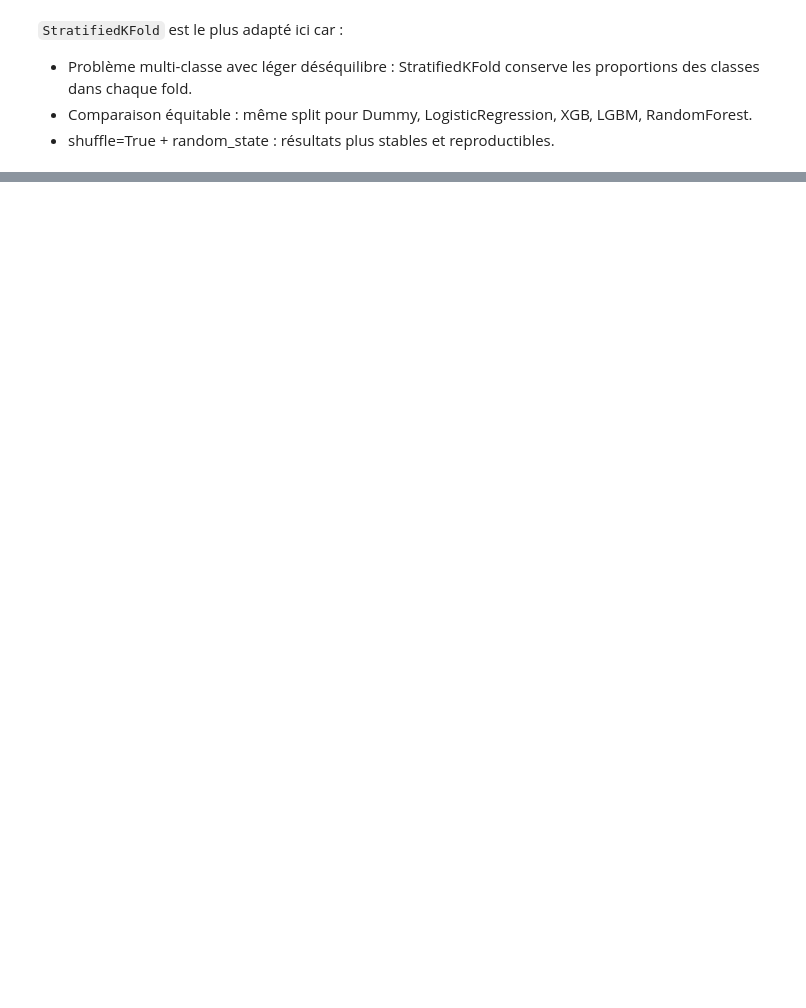
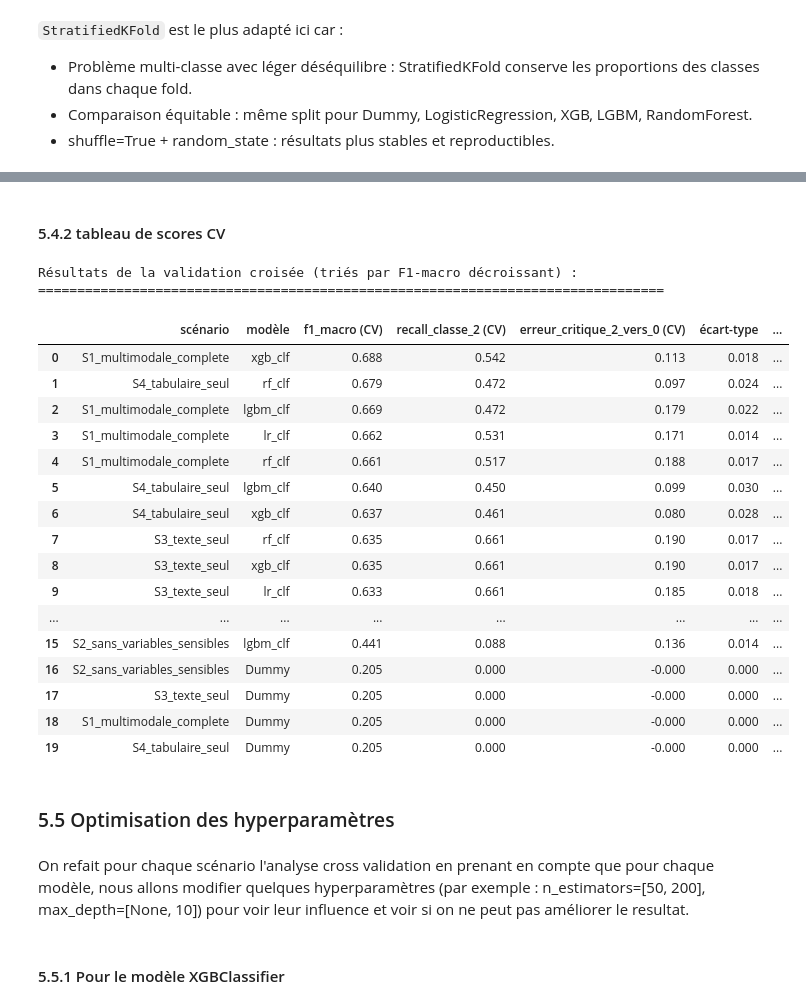
Before and after one commit to rbatos/Cas_usage_certif, a Jupyter notebook: notebooks/matrice-notebook-romain.ipynb, the cells around one changed output, grey strips where cells are left out. Drawn from its saved outputs; the diff is of its cells as text; code cells hidden in the pictures; blank space fills up the shorter version.

```diff
--- a/notebooks/matrice-notebook-romain.ipynb
+++ b/notebooks/matrice-notebook-romain.ipynb
@@ -966,10 +957,10 @@ candidats = {
 # 2) Définition des colonnes par scénario (chaque scénario aura son ColumnTransformer dédié)
 scenarios = {
     "S1_multimodale_complete": {
-        "num": ["age", "anciennete_poste_ans"],
-        "cat": ["nationalite_hors_ue", "est_allocataire", "code_rome_vise", "departement"],
-        "ord": ["niveau_diplome"],
-        "txt": ["synthese_entretien"],
+        "num": colonnes_num,
+        "cat": colonnes_cat,
+        "ord": colonnes_ord,
+        "txt": colonnes_txt,
     },
     "S2_sans_variables_sensibles": {
         "num": ["anciennete_poste_ans"],
@@ -991,6 +982,7 @@ scenarios = {
     },
 }
 
+# Fonction pour construire un ColumnTransformer selon les colonnes du scénario
 def build_preprocessor(cols):
     transformers = []
     if cols["num"]:
@@ -1002,26 +994,32 @@ def build_preprocessor(cols):
     if cols["txt"]:
         transformers.append(("txt", text_pipe, cols["txt"]))
 
+    # remainder="drop" => seules les colonnes listées dans transformers sont conservées et transformées
     return ColumnTransformer(transformers=transformers, remainder="drop")
 
 # 3) Validation croisée stratifiée
 cv = StratifiedKFold(n_splits=5, shuffle=True, random_state=RANDOM_STATE)
 
+# Calcul du recall classe 2
 def recall_class_2(y_true, y_pred):
     return recall_score(y_true, y_pred, labels=[2], average="macro", zero_division=0)
 
+# Calcul de la precision classe 2
 def precision_class_2(y_true, y_pred):
     return precision_score(y_true, y_pred, labels=[2], average="macro", zero_division=0)
 
+# Calcul du f1-score classe 2
 def f1_class_2(y_true, y_pred):
     return f1_score(y_true, y_pred, labels=[2], average="macro", zero_division=0)
 
+# Calcul de l'erreur critique : proportion de prédictions 0 pour les vrais labels 2
 def critical_error_2_to_0(y_true, y_pred):
     mask = (y_true == 2)
     if mask.sum() == 0:
         return 0.0
     return (y_pred[mask] == 0).mean()
 
+# 4) Boucle sur les scénarios et les modèles pour effectuer la validation croisée et collecter les résultats
 lignes = []
 for scenario_name, scenario_cols in scenarios.items():
     preprocessor_scenario = build_preprocessor(scenario_cols)
@@ -1053,6 +1051,7 @@ for scenario_name, scenario_cols in scenarios.items():
             "écart-type": round(scores["test_f1_macro"].std(), 3),
             "temps fit (s)": round(scores["fit_time"].mean(), 2),
             "recall_classe_2 (CV)": round(scores["test_recall_c2"].mean(), 3),
+            "precision_classe_2 (CV)": round(scores["test_precision_c2"].mean(), 3),
             "f1_classe_2 (CV)": round(scores["test_f1_c2"].mean(), 3),
             "erreur_critique_2_vers_0 (CV)": round(-scores["test_critical_2_to_0"].mean(), 3),
             "log_loss (CV)": round(-scores["test_neg_log_loss"].mean(), 3),
@@ -1060,13 +1059,3 @@ for scenario_name, scenario_cols in scenarios.items():
         })
 
 resultats_cv = pd.DataFrame(lignes).sort_values(["scénario", "f1_macro (CV)"], ascending=[True, False])
-
-# Affichage avec séparateurs visuels entre scénarios
-debut_scenario = resultats_cv["scénario"].ne(resultats_cv["scénario"].shift())
-
-def style_separateur(row):
-    if debut_scenario.loc[row.name] and row.name != resultats_cv.index[0]:
-        return ["border-top: 3px solid #333;"] * len(row)
-    return [""] * len(row)
-
-resultats_cv.style.apply(style_separateur, axis=1)
@@ -1097,0 +1163,44 @@ resultats_cv.style.apply(style_separateur, axis=1)
+# %% [markdown]
+#### 5.4.2 tableau de scores CV
+# %%
+# On réorganise le tableau pour mettre les colonnes les plus importantes en premier
+colonnes_ordre = [
+    "scénario",
+    "modèle",
+    "f1_macro (CV)",
+    "recall_classe_2 (CV)",
+    "erreur_critique_2_vers_0 (CV)"
+]
+# On tri par f1_macro décroissant pour tous les scénarios
+resultats_cv = resultats_cv.sort_values(by="f1_macro (CV)", ascending=False).reset_index(drop=True)
+# On réorganise les colonnes pour mettre les plus importantes en premier
+resultats_cv = resultats_cv[colonnes_ordre + [col for col in resultats_cv.columns if col not in colonnes_ordre]]
+# On affiche le tableau final
+print("Résultats de la validation croisée (triés par F1-macro décroissant) :\n" + "="*80 + "\n")
+display(resultats_cv)
+# %% [output]
+Résultats de la validation croisée (triés par F1-macro décroissant) :
+================================================================================
+|  | scénario | modèle | f1_macro (CV) | recall_classe_2 (CV) | erreur_critique_2_vers_0 (CV) | écart-type | ... |
+| 0 | S1_multimodale_complete | xgb_clf | 0.688 | 0.542 | 0.113 | 0.018 | ... |
+| 1 | S4_tabulaire_seul | rf_clf | 0.679 | 0.472 | 0.097 | 0.024 | ... |
+| 2 | S1_multimodale_complete | lgbm_clf | 0.669 | 0.472 | 0.179 | 0.022 | ... |
+| 3 | S1_multimodale_complete | lr_clf | 0.662 | 0.531 | 0.171 | 0.014 | ... |
+| 4 | S1_multimodale_complete | rf_clf | 0.661 | 0.517 | 0.188 | 0.017 | ... |
+| 5 | S4_tabulaire_seul | lgbm_clf | 0.640 | 0.450 | 0.099 | 0.030 | ... |
+| 6 | S4_tabulaire_seul | xgb_clf | 0.637 | 0.461 | 0.080 | 0.028 | ... |
+| 7 | S3_texte_seul | rf_clf | 0.635 | 0.661 | 0.190 | 0.017 | ... |
+| 8 | S3_texte_seul | xgb_clf | 0.635 | 0.661 | 0.190 | 0.017 | ... |
+| 9 | S3_texte_seul | lr_clf | 0.633 | 0.661 | 0.185 | 0.018 | ... |
+| ... | ... | ... | ... | ... | ... | ... | ... |
+| 15 | S2_sans_variables_sensibles | lgbm_clf | 0.441 | 0.088 | 0.136 | 0.014 | ... |
+| 16 | S2_sans_variables_sensibles | Dummy | 0.205 | 0.000 | -0.000 | 0.000 | ... |
+| 17 | S3_texte_seul | Dummy | 0.205 | 0.000 | -0.000 | 0.000 | ... |
+| 18 | S1_multimodale_complete | Dummy | 0.205 | 0.000 | -0.000 | 0.000 | ... |
+| 19 | S4_tabulaire_seul | Dummy | 0.205 | 0.000 | -0.000 | 0.000 | ... |
+# %% [markdown]
+### 5.5 Optimisation des hyperparamètres
+# %% [markdown]
+On refait pour chaque scénario l'analyse cross validation en prenant en compte que pour chaque modèle, nous allons modifier quelques hyperparamètres (par exemple : n_estimators=[50, 200], max_depth=[None, 10]) pour voir leur influence et voir si on ne peut pas améliorer le resultat.
+# %% [markdown]
+#### 5.5.1 Pour le modèle XGBClassifier
```
Also changed, not shown: parts of 30 cells of this notebook, 1 other file.
